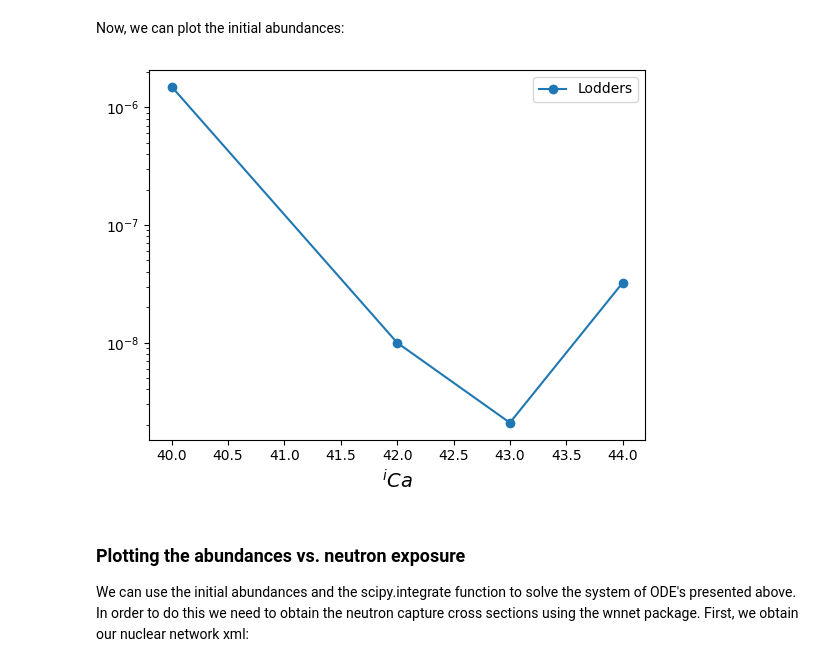
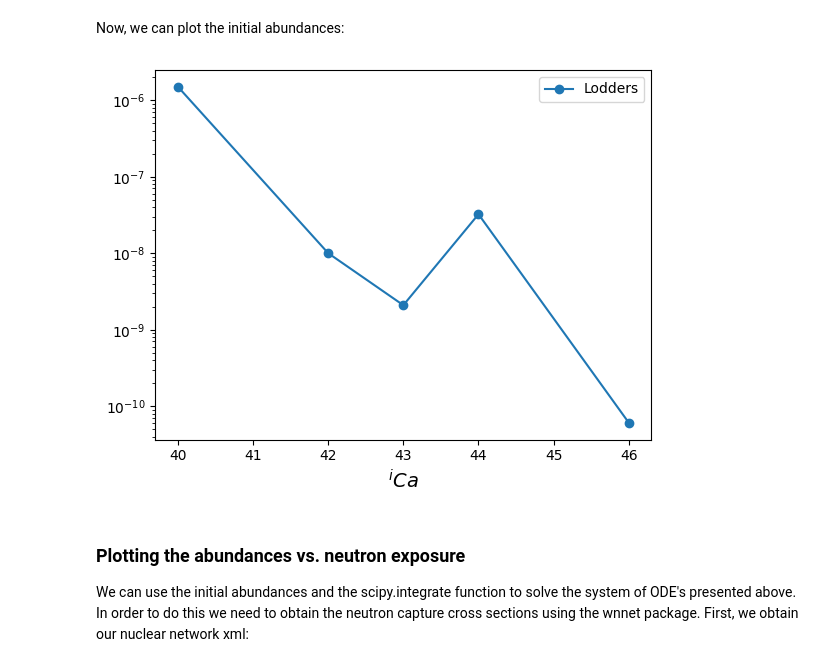
Before and after one commit to lucaswalls18/neutron_burst, a Jupyter notebook: numerical_solution.ipynb, the cells around one changed output. Drawn from its saved outputs; the diff is of its cells as text; code cells hidden in the pictures.

```diff
--- a/numerical_solution.ipynb
+++ b/numerical_solution.ipynb
@@ -78,26 +79,26 @@ def get_solar_isotopes(isotopes):
 # %% [markdown]
 Now we define a list of isotopes, which can be altered to whatever neutron capture chain is of interest to you. Additionally we define a dictionary which will later store the abundances.
 # %%
-species = ['ca40', 'ca41', 'ca42', 'ca43', 'ca44', 'ca45']
+species = ['ca40','ca41','ca42','ca43','ca44','ca45','ca46','ca47']
 abund_dict = {}
 # %% [markdown]
 Now we pull in the abundance xml and populate the abundance dictionary:
 # %%
 a, names, solar_abunds = get_solar_isotopes(species)
-for i in range(len(abunds)):
+for i in range(len(solar_abunds)):
     abund_dict[names[i]] = solar_abunds[i]
 # %% [markdown]
 Now, we can plot the initial abundances:
 # %%
 fig, ax = plt.subplots()
-ax.plot([a[i] for i in range(len(abunds)) if abunds[i] !=0],
-        [vals for keys, vals in abund_dict.items() if vals != 0], 'o-', label = 'Lodders')
+ax.plot([a[i] for i in range(len(solar_abunds)) if solar_abunds[i] >= 1e-15],
+        [vals for keys, vals in abund_dict.items() if vals >= 1e-15], 'o-', label = 'Lodders')
 ax.set_yscale('log')
 ax.set_xlabel(r'$^{i} Ca$', fontsize = 14)
 ax.legend()
 plt.show()
 # %% [output]
-[figure, old version]
+[figure, new version]
 # %% [markdown]
 ### Plotting the abundances vs. neutron exposure
 
```
Also changed, not shown: parts of 7 cells of this notebook.
